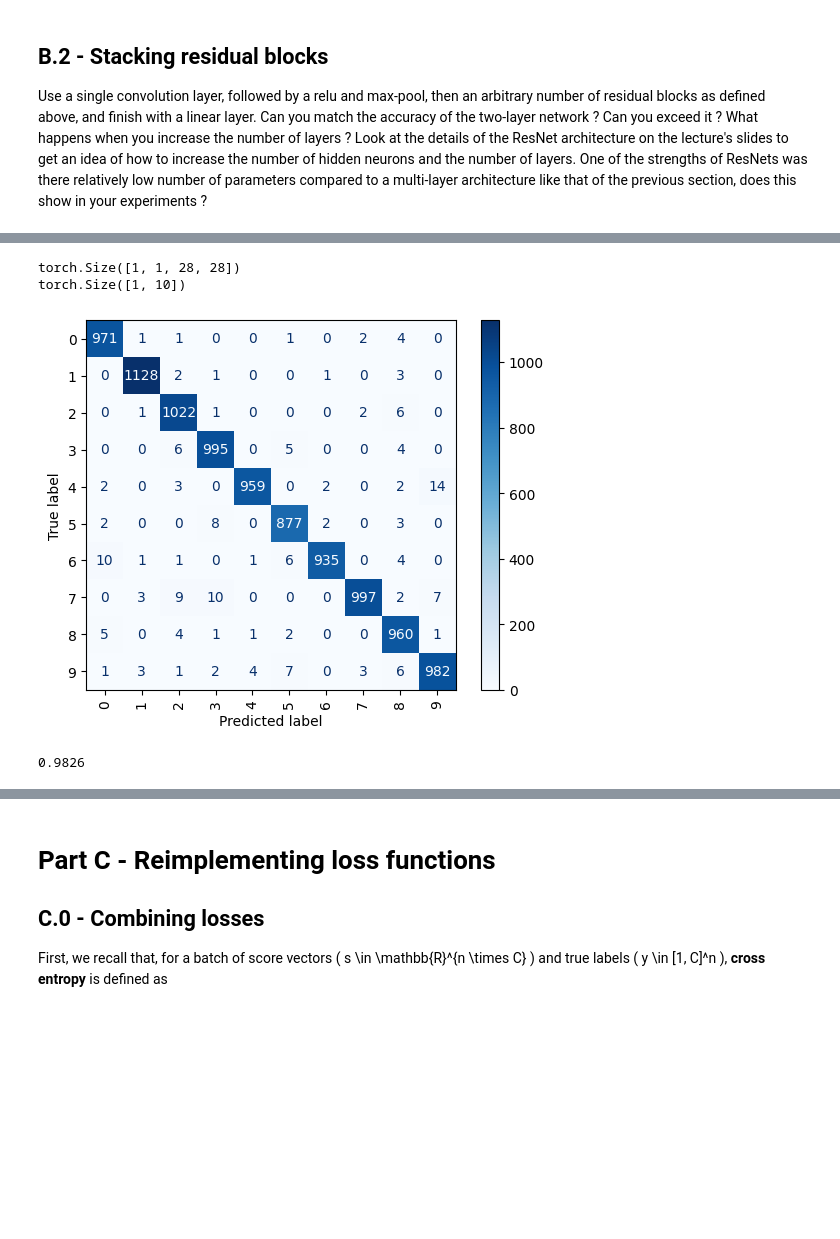
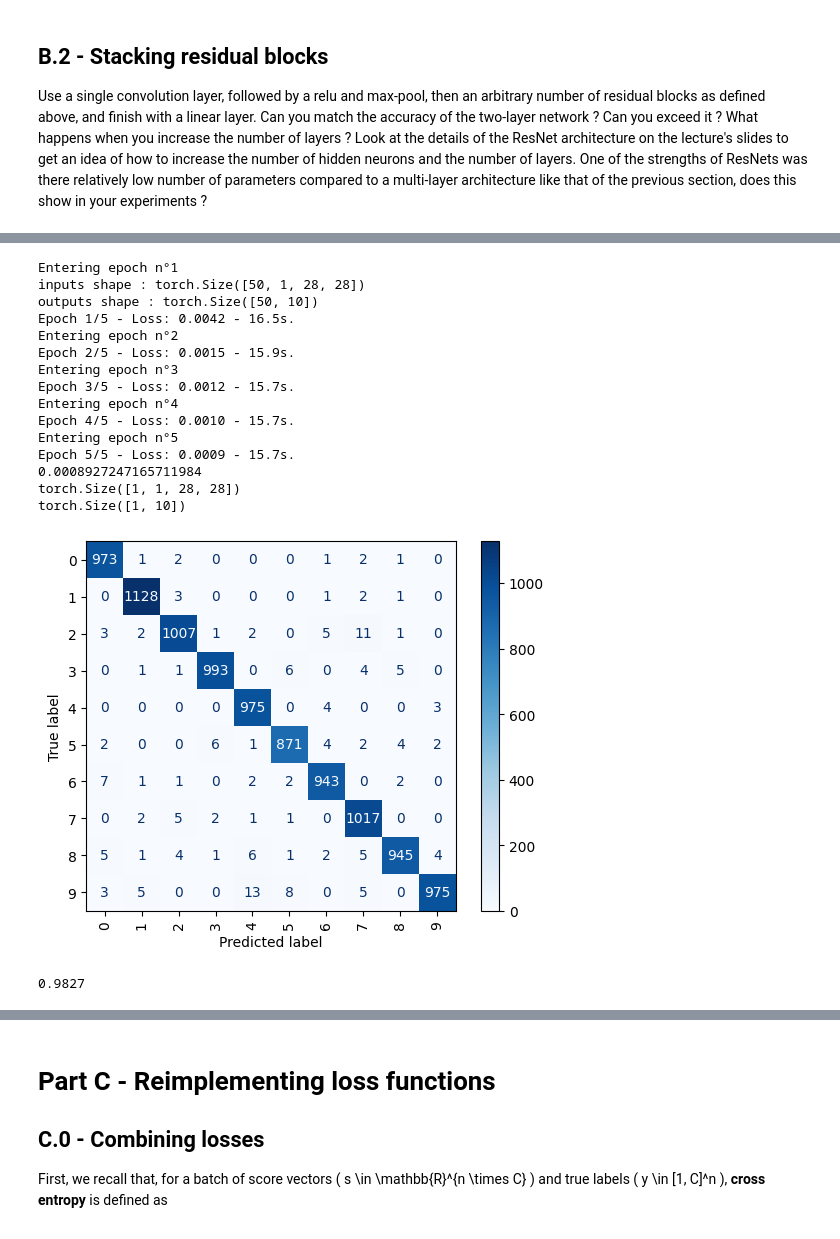
Before and after one commit to PaulToudret/ensae_dl_pw1, a Jupyter notebook: notebook.ipynb, the cells around one changed output, grey strips where cells are left out. Drawn from its saved outputs; the diff is of its cells as text; code cells hidden in the pictures; blank space fills up the shorter version.

```diff
--- a/notebook.ipynb
+++ b/notebook.ipynb
@@ -169,8 +169,16 @@ optimizer = torch.optim.SGD(nn1.parameters(), lr=0.001, momentum=0.8)
 ## A.3 - Training and testing loops
 Finally, create the functions `train(model, epoch, preprocess, optimizer)` and `test(model)` to train (one epoch with SGD and a learning rate of $10^{-3}$) and test your model.
 # %%
-# On preprocess le training_data juste pour optimiser le temps de calculs
+### On prend le parti de faire le preprocessing des données hors de la boucle d'entrainement
+### Cela a pour but de ne pas ralentir l'entrainement
+
 def prep_data(preprocess, training_data, test_data):
+    """
+    preprocess : preprocessing function
+    training_data : training data raw from MNIST
+    test_data : test data raw from MNIST
+    """
+    print(f'shape of  data : {training_data[0][0].shape}')
 
     preprocess_train = []
     preprocess_test = []
@@ -194,7 +202,7 @@ def prep_data(preprocess, training_data, test_data):
         elif len(preprocess_test) == len(test_data):
             print(f"preprocess en cours : {len(preprocess_test)} of {len(test_data)}", end='\n')
 
-    print(f'shape of training : {preprocess_train[0][0].shape}')
+    print(f'shape of processed data : {preprocess_train[0][0].shape}')
     return preprocess_train, preprocess_test
 # %%
 # On preprocess le test_data juste pour optimiser le temps de calculs
@@ -687,12 +789,18 @@ to a multi-layer architecture like that of the previous section, does this show
 # %%
 
 class ResidualModel(nn.Module):
-    def __init__(self, l, h, k=3, out=8):
+    def __init__(
+            self,
+            l,      # Nombre de blocs résiduels
+            h,      # Nombre de channels cachés
+            k=3,    # Taille du kernel
+            out=8   # Nombre de channels de sortie
+        ):
         super(ResidualModel, self).__init__()
 
         # 1. Convolution initiale + activation + pool
         self.initial = nn.Sequential(
-            nn.Conv2d(1, out, kernel_size=k, padding=k//2, stride=1),  # input MNIST: (1, 28, 28)
+            nn.Conv2d(1, out, kernel_size=k, padding=k//2, stride=1),  # input MNIST: (1, 28, 28), on veut garder les mêmes dimensions
             nn.ReLU(),
             nn.MaxPool2d(kernel_size=2)                      # -> (out, 14, 14)
         )
@@ -760,12 +882,46 @@ Epoch 5/5 - Loss: 0.0008 - 16.8s.
 # %%
+# ResNet bottleneck (l = 3, h = 2)
+
+ResNet = ResidualModel(
+    l=3, # number of residual blocks
+    h=2, # bottleneck h < out
+    k=3, # kernel of first conv
+    out=8 # number of output channels after first conv2D
+)
+
+NUM_EPOCH = 5
+
+opti, loss = train(
+    model=ResNet,
+    epoch=NUM_EPOCH,
+    criterion=nn.CrossEntropyLoss(),
+    training_data=conv_train,
+    optimizer=torch.optim.SGD(ResNet.parameters(), lr=0.01, momentum=0.9),
+    batch_size=50
+    )
+print(loss)
+
 accuracy = test(
     model = ResNet,
     test_data=conv_test,
     show_matrix=True
 )
 print(accuracy)
 # %% [output]
+Entering epoch n°1
+inputs shape : torch.Size([50, 1, 28, 28])
+outputs shape : torch.Size([50, 10])
+Epoch 1/5 - Loss: 0.0042 - 16.5s.
+Entering epoch n°2
+Epoch 2/5 - Loss: 0.0015 - 15.9s.
+Entering epoch n°3
+Epoch 3/5 - Loss: 0.0012 - 15.7s.
+Entering epoch n°4
+Epoch 4/5 - Loss: 0.0010 - 15.7s.
+Entering epoch n°5
+Epoch 5/5 - Loss: 0.0009 - 15.7s.
+0.0008927247165711984
 torch.Size([1, 1, 28, 28])
 torch.Size([1, 10])
-[figure, old version]
+[figure, new version]
-0.9826
+0.9827
```
Also changed, not shown: parts of 37 cells of this notebook.
